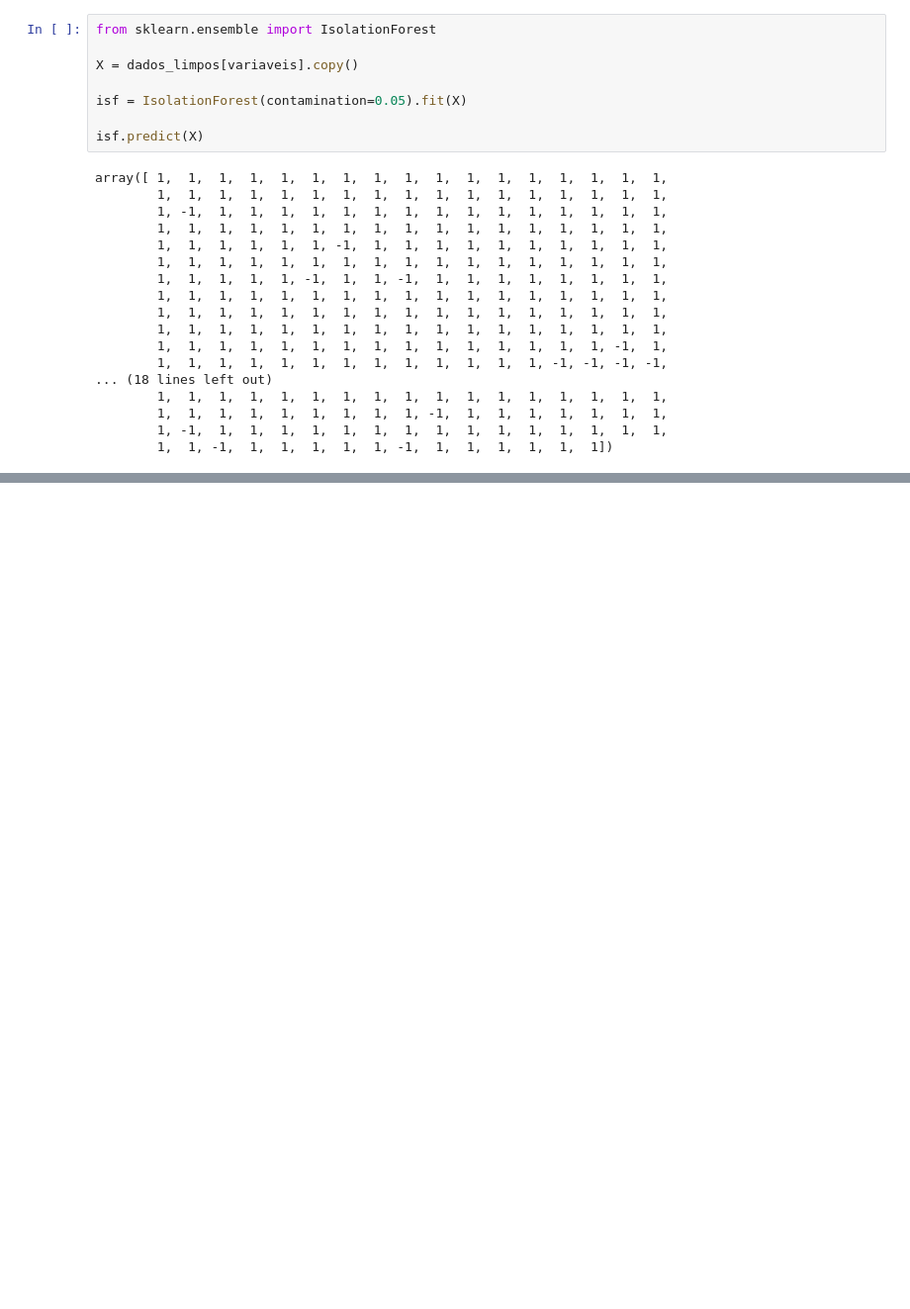
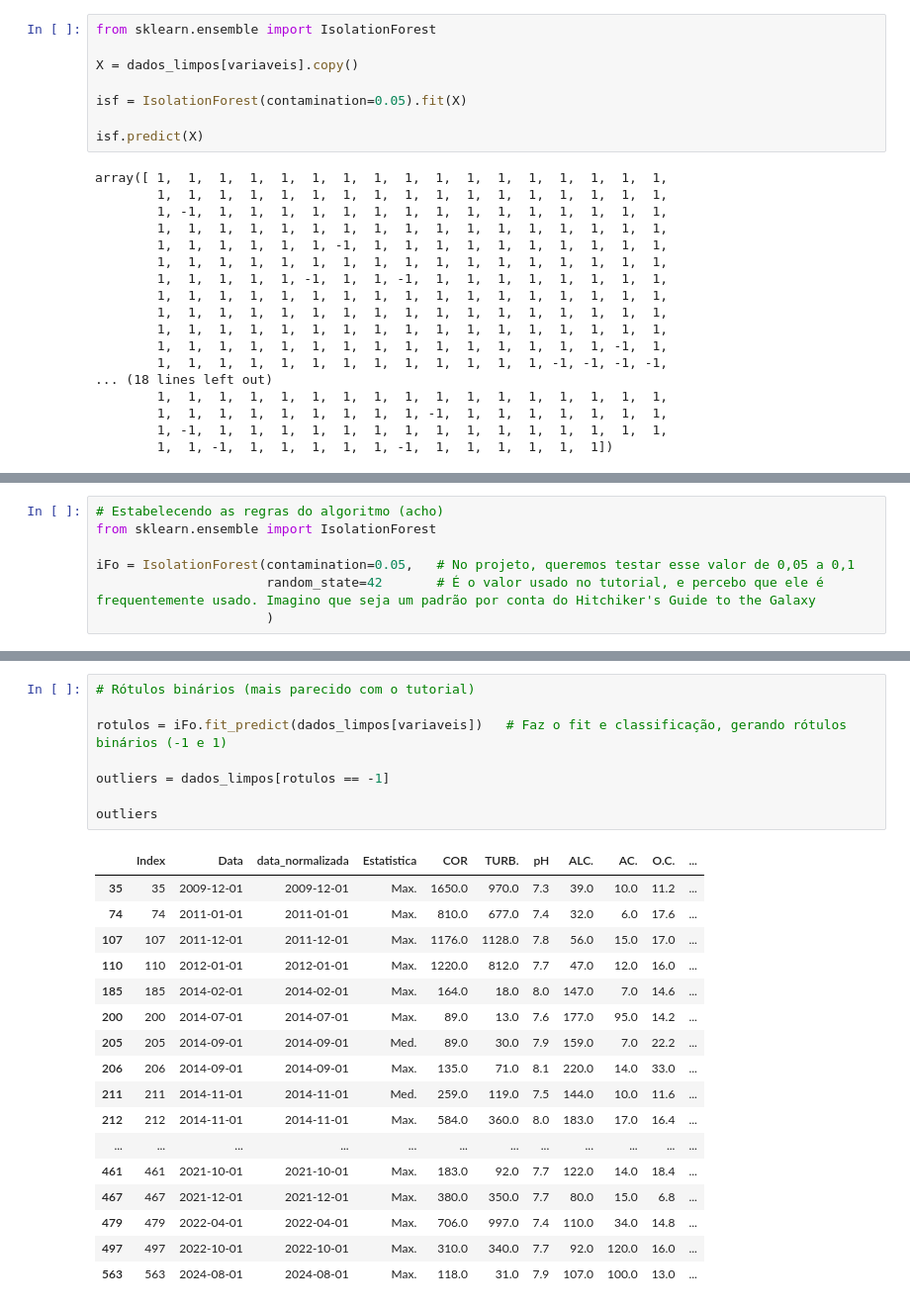
Before and after one commit to Guilherme-Betta/IC2, a Jupyter notebook: notebooks/4_modelos_ML.ipynb, the cells around one changed output, grey strips where cells are left out. Shown at 99% size. Cells and saved outputs as stored; diff of their text form; blank space fills up the shorter version.

Commit message:
Isolation Forest
Tentativa de implementação de métodos com o modelo Isolation Forest da biblioteca sklearn.ensemble no notebook 4_modelos_ML

```diff
--- a/notebooks/4_modelos_ML.ipynb
+++ b/notebooks/4_modelos_ML.ipynb
@@ -569,0 +585,7 @@ array([ 1,  1,  1,  1,  1,  1,  1,  1,  1,  1,  1,  1,  1,  1,  1,  1,  1,
+# %%
+# Estabelecendo as regras do algoritmo (acho)
+from sklearn.ensemble import IsolationForest
+
+iFo = IsolationForest(contamination=0.05,   # No projeto, queremos testar esse valor de 0,05 a 0,1
+                      random_state=42       # É o valor usado no tutorial, e percebo que ele é frequentemente usado. Imagino que seja um padrão por conta do Hitchiker's Guide to the Galaxy
+                      )
@@ -569,0 +610,26 @@ array([ 1,  1,  1,  1,  1,  1,  1,  1,  1,  1,  1,  1,  1,  1,  1,  1,  1,
+# %%
+# Rótulos binários (mais parecido com o tutorial)
+
+rotulos = iFo.fit_predict(dados_limpos[variaveis])   # Faz o fit e classificação, gerando rótulos binários (-1 e 1)
+
+outliers = dados_limpos[rotulos == -1]
+
+outliers
+# %% [output]
+|  | Index | Data | data_normalizada | Estatistica | COR | TURB. | pH | ALC. | AC. | O.C. | ... |
+| 35 | 35 | 2009-12-01 | 2009-12-01 | Max. | 1650.0 | 970.0 | 7.3 | 39.0 | 10.0 | 11.2 | ... |
+| 74 | 74 | 2011-01-01 | 2011-01-01 | Max. | 810.0 | 677.0 | 7.4 | 32.0 | 6.0 | 17.6 | ... |
+| 107 | 107 | 2011-12-01 | 2011-12-01 | Max. | 1176.0 | 1128.0 | 7.8 | 56.0 | 15.0 | 17.0 | ... |
+| 110 | 110 | 2012-01-01 | 2012-01-01 | Max. | 1220.0 | 812.0 | 7.7 | 47.0 | 12.0 | 16.0 | ... |
+| 185 | 185 | 2014-02-01 | 2014-02-01 | Max. | 164.0 | 18.0 | 8.0 | 147.0 | 7.0 | 14.6 | ... |
+| 200 | 200 | 2014-07-01 | 2014-07-01 | Max. | 89.0 | 13.0 | 7.6 | 177.0 | 95.0 | 14.2 | ... |
+| 205 | 205 | 2014-09-01 | 2014-09-01 | Med. | 89.0 | 30.0 | 7.9 | 159.0 | 7.0 | 22.2 | ... |
+| 206 | 206 | 2014-09-01 | 2014-09-01 | Max. | 135.0 | 71.0 | 8.1 | 220.0 | 14.0 | 33.0 | ... |
+| 211 | 211 | 2014-11-01 | 2014-11-01 | Med. | 259.0 | 119.0 | 7.5 | 144.0 | 10.0 | 11.6 | ... |
+| 212 | 212 | 2014-11-01 | 2014-11-01 | Max. | 584.0 | 360.0 | 8.0 | 183.0 | 17.0 | 16.4 | ... |
+| ... | ... | ... | ... | ... | ... | ... | ... | ... | ... | ... | ... |
+| 461 | 461 | 2021-10-01 | 2021-10-01 | Max. | 183.0 | 92.0 | 7.7 | 122.0 | 14.0 | 18.4 | ... |
+| 467 | 467 | 2021-12-01 | 2021-12-01 | Max. | 380.0 | 350.0 | 7.7 | 80.0 | 15.0 | 6.8 | ... |
+| 479 | 479 | 2022-04-01 | 2022-04-01 | Max. | 706.0 | 997.0 | 7.4 | 110.0 | 34.0 | 14.8 | ... |
+| 497 | 497 | 2022-10-01 | 2022-10-01 | Max. | 310.0 | 340.0 | 7.7 | 92.0 | 120.0 | 16.0 | ... |
+| 563 | 563 | 2024-08-01 | 2024-08-01 | Max. | 118.0 | 31.0 | 7.9 | 107.0 | 100.0 | 13.0 | ... |
```
Also changed, not shown: parts of 17 cells of this notebook, 1 other file.
